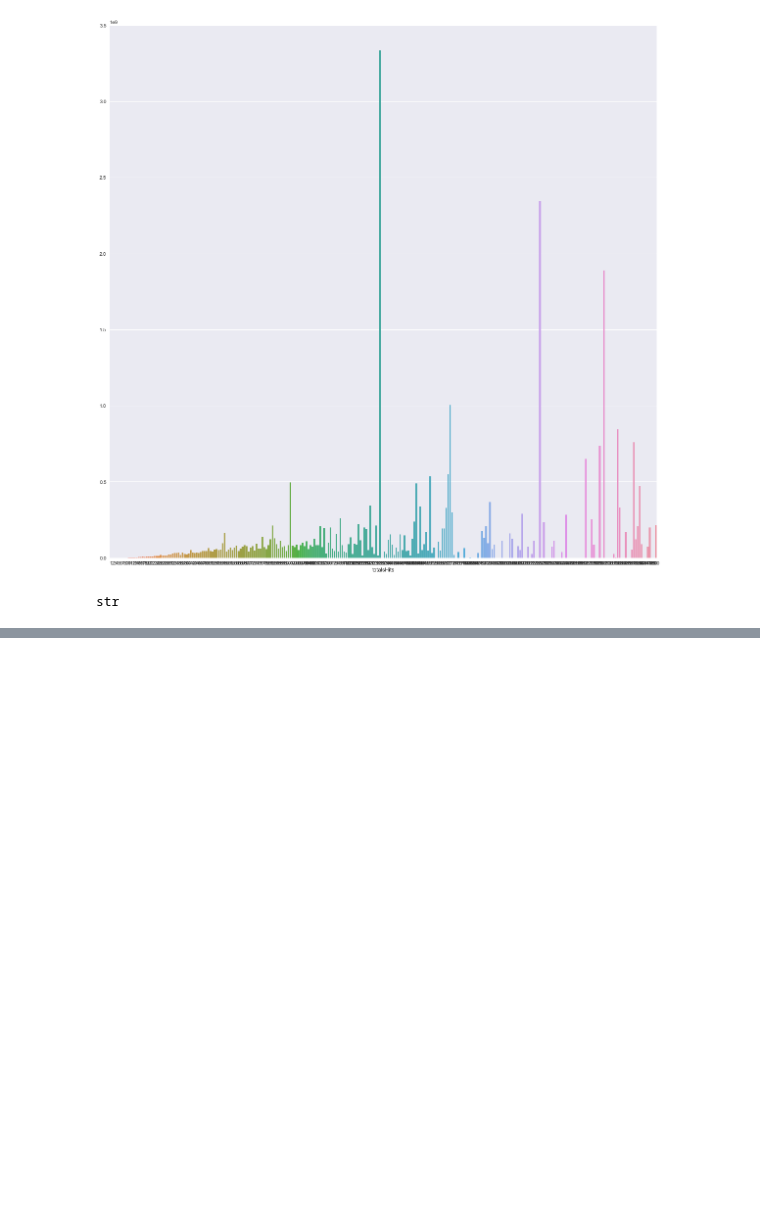
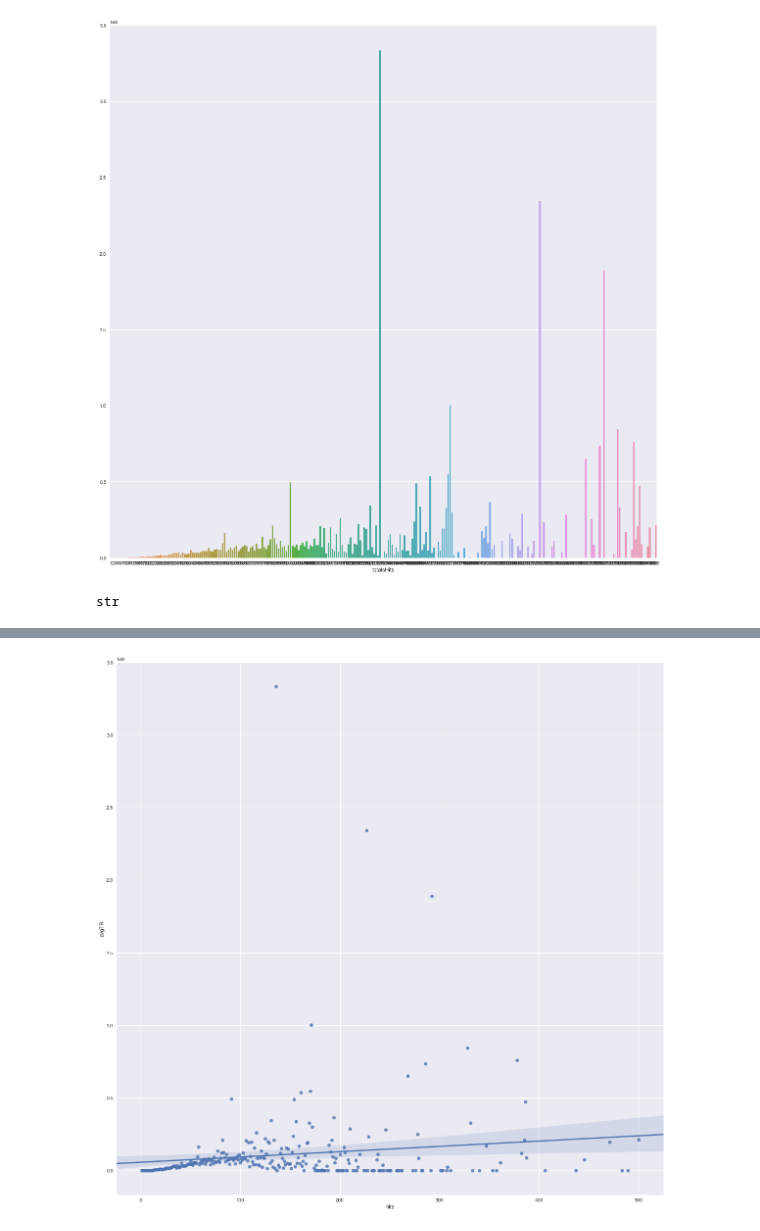
Before and after one commit to kfa408/GoogleAnalyticsCustomerRevenue, a Jupyter notebook: Explore.ipynb, the cells around one changed output, grey strips where cells are left out. Cells and saved outputs as stored; diff of their text form; code cells hidden in the pictures; blank space fills up the shorter version.

```diff
--- a/Explore.ipynb
+++ b/Explore.ipynb
@@ -422,0 +436,7 @@ str
+# %%
+HvTRdf = pd.DataFrame(dict(hits=hitsVsTR.index, avgTR=hitsVsTR.values))
+plt.subplots(figsize=(20,20))
+sns.regplot(x='hits', y='avgTR', data=HvTRdf)
+show()
+# %% [output]
+[figure, added]
```
Also changed, not shown: parts of 34 cells of this notebook.
